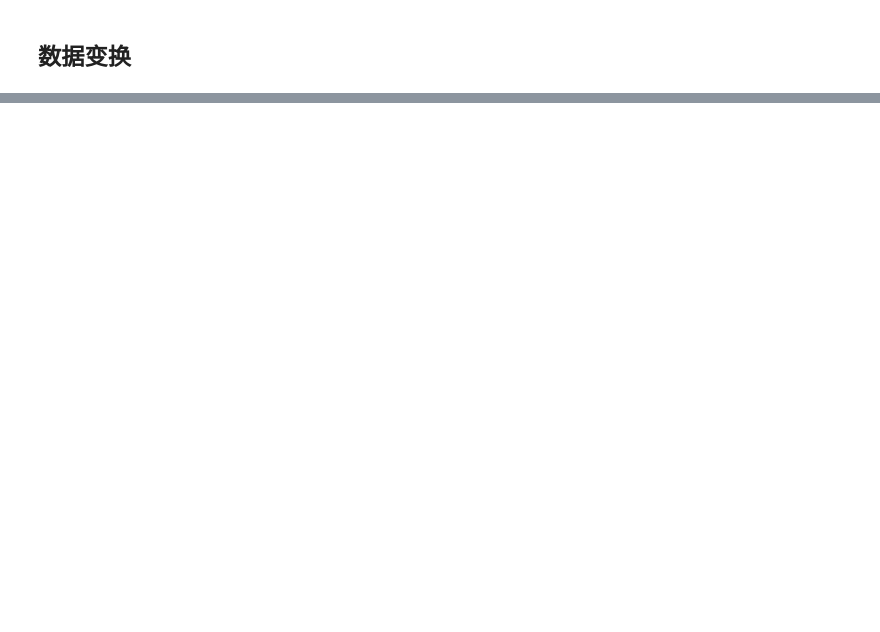
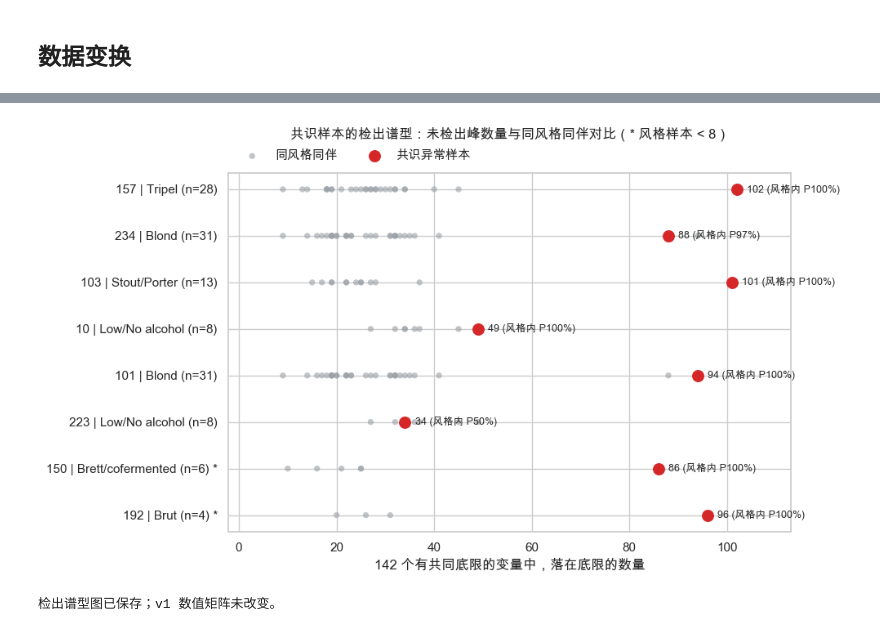
Before and after one commit to Malodys/matho-rtri-mind-2026, a Jupyter notebook: notebooks/02_chem_process.ipynb, the cells around one changed output, grey strips where cells are left out. Drawn from its saved outputs; the diff is of its cells as text; code cells hidden in the pictures; blank space fills up the shorter version.

```diff
--- a/notebooks/02_chem_process.ipynb
+++ b/notebooks/02_chem_process.ipynb
@@ -111,0 +1193,42 @@ print(f"项目目录: {PROJECT_ROOT}")
+# %%
+# 检出谱型可视化：共识样本的未检出峰数量 vs 同风格同伴
+fig, ax = plt.subplots(figsize=(10, 5.8))
+
+y_labels = []
+for y_pos, beer in enumerate(consensus_ids):
+    # 同伴不含样本自身，作为对照分布
+    peer_count = shared_floor_count[style_v1.eq(style_v1.loc[beer])].drop(beer, errors="ignore")
+    ax.scatter(peer_count, np.full(len(peer_count), y_pos),
+               s=28, alpha=0.6, color="#9AA0A6", edgecolors="none",
+               label="同风格同伴" if y_pos == 0 else None)
+
+    own_count = int(shared_floor_count.loc[beer])
+    pct = detection_pattern_summary.loc[beer, "within_style_floor_percentile"]
+    ax.scatter([own_count], [y_pos], s=95, color="#D62728", zorder=3,
+               label="共识异常样本" if y_pos == 0 else None)
+    ax.annotate(f"{own_count} (风格内 P{pct:.0%})",
+                (own_count, y_pos), xytext=(9, 0), textcoords="offset points",
+                va="center", fontsize=9)
+
+    style_n = int(detection_pattern_summary.loc[beer, "style_n"])
+    warn = " *" if bool(detection_pattern_summary.loc[beer, "small_style_warning"]) else ""
+    y_labels.append(f"{beer} | {style_v1.loc[beer]} (n={style_n}){warn}")
+
+ax.set_yticks(range(len(consensus_ids)))
+ax.set_yticklabels(y_labels)
+ax.invert_yaxis()
+ax.set_xlabel(f"{len(shared_floor_cols)} 个有共同底限的变量中，落在底限的数量")
+ax.set_title("共识样本的检出谱型：未检出峰数量与同风格同伴对比（* 风格样本 < 8）", pad=30)
+ax.margins(x=0.12)
+# 图例放在绘图区外上方，避免遮挡底部行的标注
+ax.legend(frameon=False, loc="lower left", bbox_to_anchor=(0, 1.0), ncol=2)
+plt.tight_layout()
+detection_figure = FIGURE_DIR / "02_outlier_detection_pattern_v1.png"
+fig.savefig(detection_figure, dpi=180, bbox_inches="tight")
+plt.show()
+
+assert hashlib.sha256((INTERIM_DIR / "chem_log10_matrix_v1.csv").read_bytes()).hexdigest() == v1_manifest["sha256"]
+print("检出谱型图已保存；v1 数值矩阵未改变。")
+# %% [output]
+[figure, added]
+检出谱型图已保存；v1 数值矩阵未改变。
```
Also changed, not shown: parts of 39 cells of this notebook, 27 other files.
